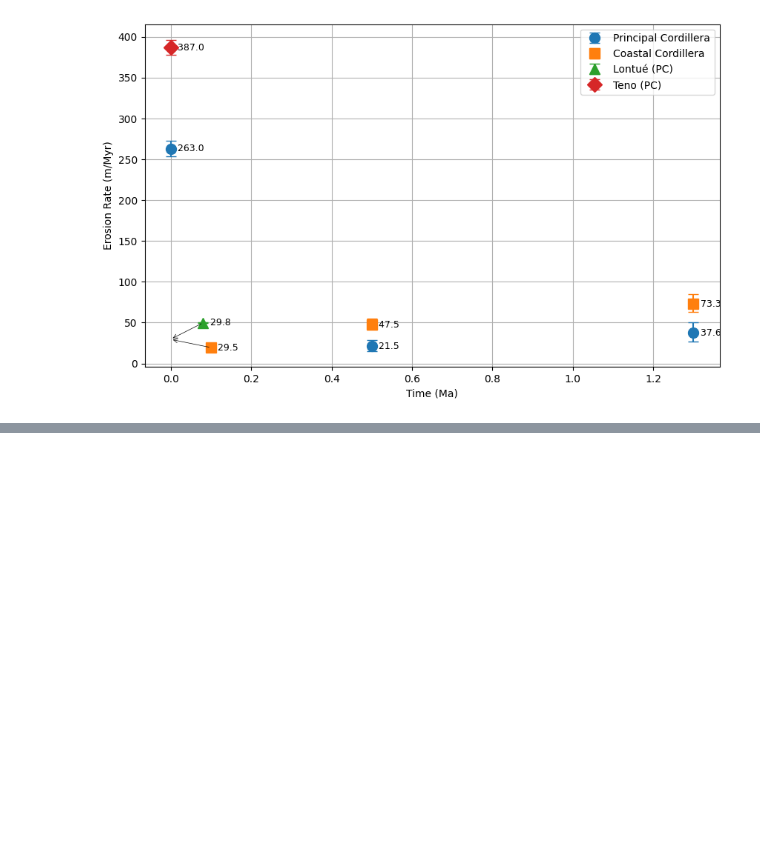
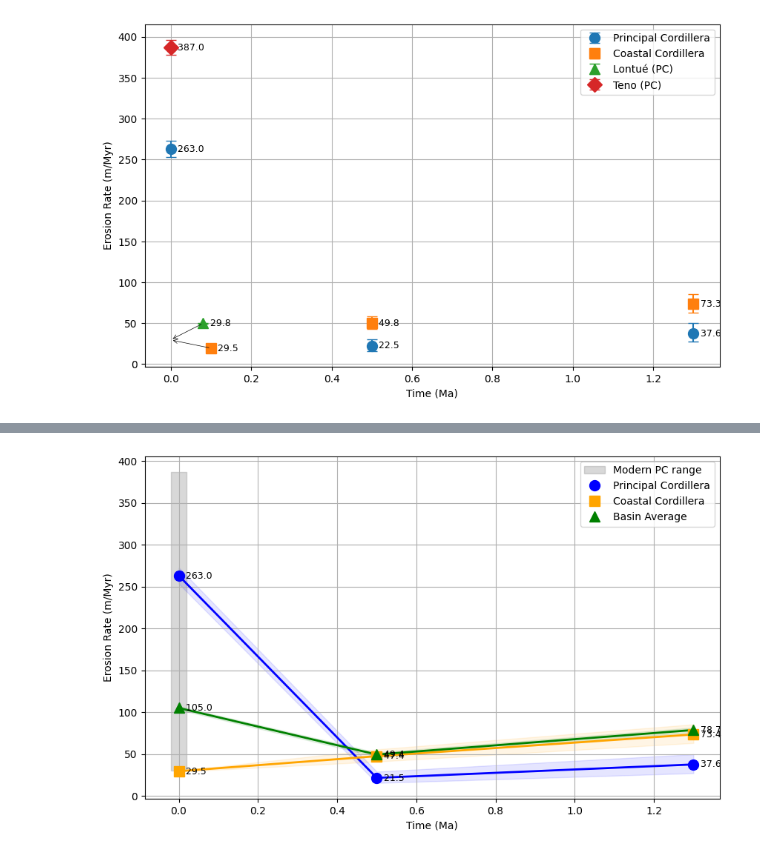
Before and after one commit to GrantPLong/AndesTG, a Jupyter notebook: Mataquito/Coastal_outcrop/Paleo-Erosion.ipynb, the cells around one changed output, grey strips where cells are left out. Saved outputs shown, nothing was run; the diff lists cells and outputs as text; code cells hidden in the pictures; blank space fills up the shorter version.

Commit message:
updates for paleo erosion, added new inversion notebook for rapel

```diff
--- a/Mataquito/Coastal_outcrop/Paleo-Erosion.ipynb
+++ b/Mataquito/Coastal_outcrop/Paleo-Erosion.ipynb
@@ -27,8 +27,8 @@ samples = {
     'CT-Ter-10': {
         'N_measured': 1.20e5,      # atoms/g (measured today)
         'N_uncertainty': 2.25e3,   # atoms/g (1-sigma)
-        't_burial': 0.5e6,         # years (burial time)
-        't_uncertainty': 0.09e6    # years (1-sigma)
+        't_burial': 0.4e6,         # years (burial time)
+        't_uncertainty': 0.1e6    # years (1-sigma)
     }
 }
 
@@ -114,8 +114,8 @@ sample_c_name = 'CT-9'
 # Paleo erosion rates from CRONUS (m/Myr)
 E_c_Ter2_mean = 78.7
 E_c_Ter2_std  = 2.8
-E_c_Ter10_mean = 49.4
-E_c_Ter10_std  = 2.42
+E_c_Ter10_mean = 51.8
+E_c_Ter10_std  = 2.77
 
 # Modern quartz fertility Q_A/Q_B (CT-8/CT-3)
 Q_median = 0.0295
@@ -190,6 +188,16 @@ def solve_paleo(E_c_mean, E_c_std, w_z1, w_z2, sample_name):
             E_A_solutions[i] = np.nan
             E_B_solutions[i] = np.nan
 
+    # Print equation with values from first solution
+    i = 0
+    k = Z_ratio[i] * (w_z2 / w_z1) * (A_A / A_B)
+    numerator = E_c[i] * (A_B * P_B + Q_ratio[i] * A_A * P_A)
+    denominator = P_C * (Q_ratio[i] * A_A + A_B * k)
+
+    print(f"k = {Z_ratio[i]:.4f} * ({w_z2}/{w_z1}) * ({A_A}/{A_B}) = {k:.4f}")
+    print(f"E_A = {E_c[i]:.4f} * ({A_B}*{P_B} + {Q_ratio[i]:.4f}*{A_A}*{P_A}) / ({P_C}*({Q_ratio[i]:.4f}*{A_A} + {A_B}*{k:.4f}))")
+    print(f"E_A = {numerator:.4f} / {denominator:.4f} = {E_A_solutions[0]:.4f}\n")
+
     # Filter valid solutions
     valid = (E_A_solutions > 0) & (E_B_solutions > 0) & ~np.isnan(E_A_solutions)
     E_A_valid = E_A_solutions[valid]
@@ -408,3 +424,74 @@ Time (Ma) | Median (m/Myr) | Lower bound | Upper bound
 ============================================================
 
 Modern range (Grey bar): 29.8 - 387.0 m/Myr
+# %%
+# Get modern rates and uncertainties
+modern_E_A = df[df['Sample_ID'] == sample_a_name]['Erosion_rate'].values[0]
+modern_E_A_std = df[df['Sample_ID'] == sample_a_name]['Erosion_rate_uncertainty_internal'].values[0]
+modern_E_B = df[df['Sample_ID'] == sample_b_name]['Erosion_rate'].values[0]
+modern_E_B_std = df[df['Sample_ID'] == sample_b_name]['Erosion_rate_uncertainty_internal'].values[0]
+# Time points
+times = [1.30, 0.5, 0.0]
+# CT-8 data (Principal Cordillera)
+E_A_medians = [results_Ter2['E_A_median'], results_Ter10['E_A_median'], modern_E_A]
+E_A_lower = [results_Ter2['E_A_percentiles'][0], results_Ter10['E_A_percentiles'][0], modern_E_A - modern_E_A_std]
+E_A_upper = [results_Ter2['E_A_percentiles'][1], results_Ter10['E_A_percentiles'][1], modern_E_A + modern_E_A_std]
+# CT-3 data (Coastal Cordillera)
+E_B_medians = [results_Ter2['E_B_median'], results_Ter10['E_B_median'], modern_E_B]
+E_B_lower = [results_Ter2['E_B_percentiles'][0], results_Ter10['E_B_percentiles'][0], modern_E_B - modern_E_B_std]
+E_B_upper = [results_Ter2['E_B_percentiles'][1], results_Ter10['E_B_percentiles'][1], modern_E_B + modern_E_B_std]
+# Basin average data
+basin_medians = [78.7, 49.4, 105]
+basin_lower = [78.7 - 2.8, 49.4 - 2.42, 105 - 2.01]
+basin_upper = [78.7 + 2.8, 49.4 + 2.42, 105 + 2.01]
+# Plot
+fig, ax = plt.subplots(figsize=(10, 6))
+# Grey vertical bar at modern time (behind everything)
+grey_patch = ax.fill_between([-0.02, 0.02], 29.8, 387, color='grey', alpha=0.3, zorder=0, label='Modern PC range')
+# Shaded uncertainty envelopes (behind data points)
+ax.fill_between(times, E_A_lower, E_A_upper, color='blue', alpha=0.1, zorder=1)
+ax.fill_between(times, E_B_lower, E_B_upper, color='orange', alpha=0.1, zorder=1)
+ax.fill_between(times, basin_lower, basin_upper, color='green', alpha=0.1, zorder=1)
+# Median lines
+ax.plot(times, E_A_medians, '-', color='blue', linewidth=2, zorder=2, label='_nolegend_')
+ax.plot(times, E_B_medians, '-', color='orange', linewidth=2, zorder=2, label='_nolegend_')
+ax.plot(times, basin_medians, '-', color='green', linewidth=2, zorder=2, label='_nolegend_')
+# Data points (on top)
+ax.plot(times, E_A_medians, 'o', markersize=10, color='blue', zorder=3, label="Principal Cordillera")
+ax.plot(times, E_B_medians, 's', markersize=10, color='orange', zorder=3, label="Coastal Cordillera")
+ax.plot(times, basin_medians, '^', markersize=10, color='green', zorder=3, label="Basin Average")
+# Add values next to points
+offset = 0.01
+for i, (t, ea) in enumerate(zip(times, E_A_medians)):
+    ax.text(t + offset, ea, f' {ea:.1f}', va='center', ha='left', fontsize=9)
+for i, (t, eb) in enumerate(zip(times, E_B_medians)):
+    ax.text(t + offset, eb, f' {eb:.1f}', va='center', ha='left', fontsize=9)
+for i, (t, bm) in enumerate(zip(times, basin_medians)):
+    ax.text(t + offset, bm, f' {bm:.1f}', va='center', ha='left', fontsize=9)
+ax.set_xlabel('Time (Ma)')
+ax.set_ylabel('Erosion Rate (m/Myr)')
+ax.legend()
+plt.grid(True)
+plt.show()
+# Print all values
+print("Principal Cordillera (Blue):")
+print("Time (Ma) | Median (m/Myr) | Lower bound | Upper bound")
+print("-" * 60)
+for t, med, low, up in zip(times, E_A_medians, E_A_lower, E_A_upper):
+    print(f"{t:8.2f} | {med:14.1f} | {low:11.1f} | {up:11.1f}")
+print("\n" + "="*60 + "\n")
+print("Coastal Cordillera (Orange):")
+print("Time (Ma) | Median (m/Myr) | Lower bound | Upper bound")
+print("-" * 60)
+for t, med, low, up in zip(times, E_B_medians, E_B_lower, E_B_upper):
+    print(f"{t:8.2f} | {med:14.1f} | {low:11.1f} | {up:11.1f}")
+print("\n" + "="*60 + "\n")
+print("Basin Average (Green):")
+print("Time (Ma) | Median (m/Myr) | Lower bound | Upper bound")
+print("-" * 60)
+for t, med, low, up in zip(times, basin_medians, basin_lower, basin_upper):
+    print(f"{t:8.2f} | {med:14.1f} | {low:11.1f} | {up:11.1f}")
+print("\n" + "="*60 + "\n")
+print("Modern range (Grey bar): 29.8 - 387.0 m/Myr")
+# %% [output]
+[figure, added]
```
Also changed, not shown: parts of 4 cells of this notebook, 2 other files.
